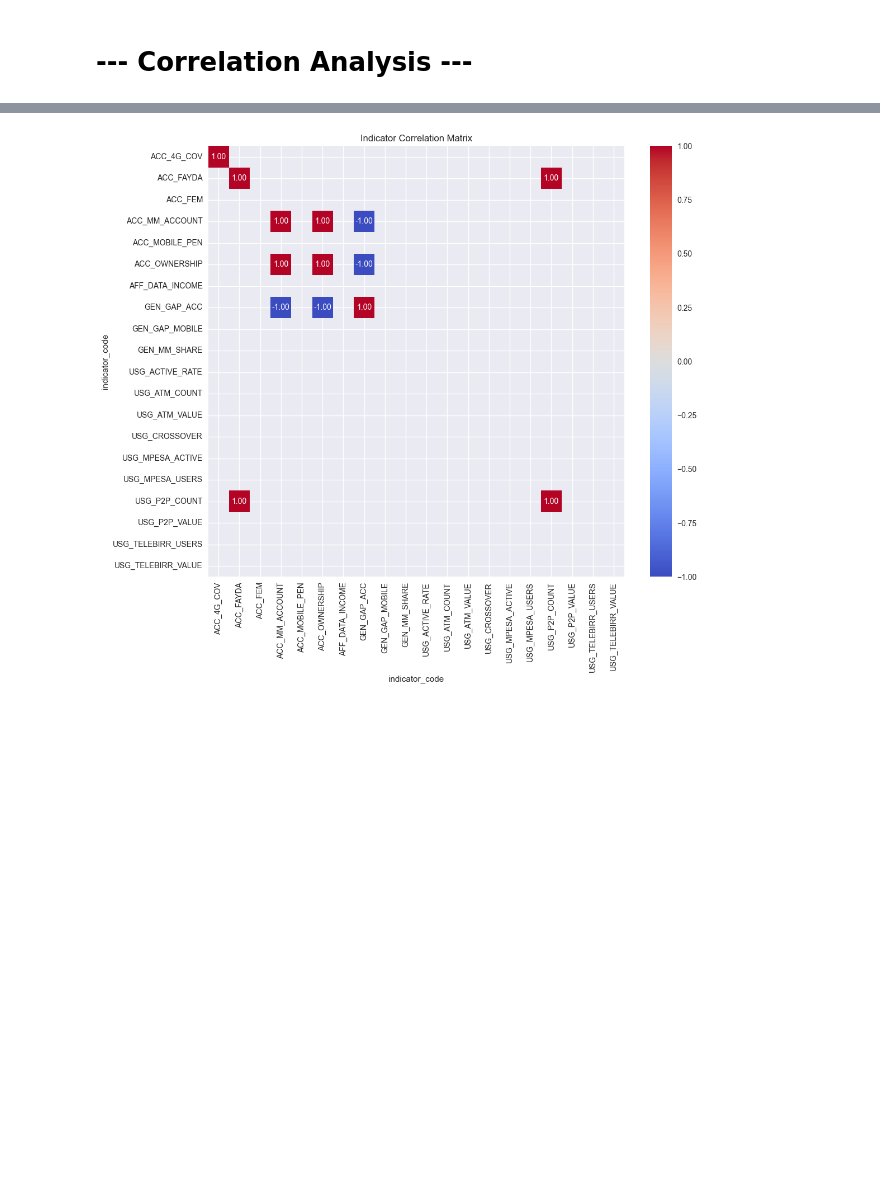
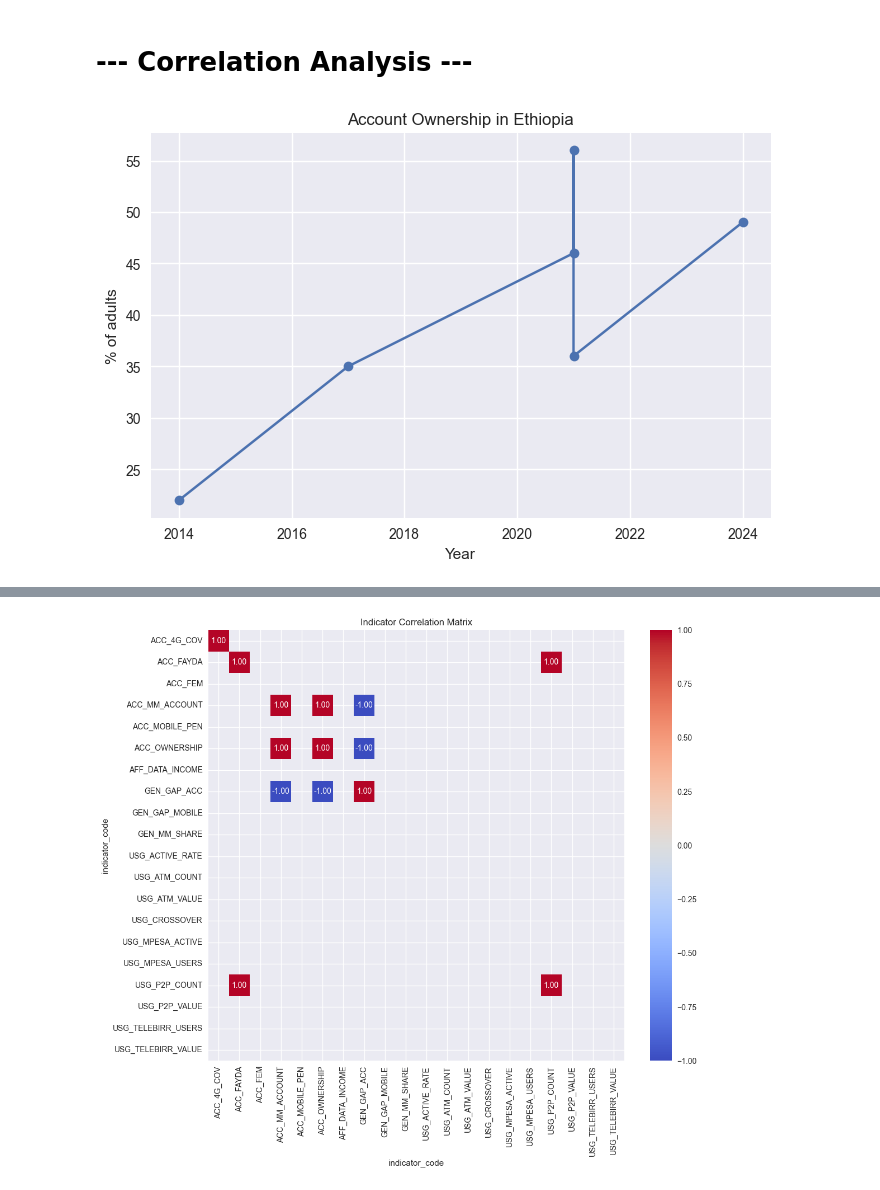
Before and after one commit to Kalalayu/ethiopia-fi-forecast, a Jupyter notebook: notebooks/task_2_eda.ipynb, the cells around one changed output, grey strips where cells are left out. Drawn from its saved outputs; the diff is of its cells as text; code cells hidden in the pictures; blank space fills up the shorter version.

Commit message:
Complete Task 2: exploratory data analysis of financial inclusion indicators

```diff
--- a/notebooks/task_2_eda.ipynb
+++ b/notebooks/task_2_eda.ipynb
@@ -367,3 +367,17 @@ plt.show()
 [figure]
 # %% [markdown]
 # --- Correlation Analysis ---
+# %%
+acc = df[
+    (df['indicator_code'] == "ACC_OWNERSHIP") &
+    (df['record_type'] == "observation")
+].sort_values('year')
+
+plt.figure(figsize=(8,5))
+plt.plot(acc['year'], acc['value_numeric'], marker='o')
+plt.title("Account Ownership in Ethiopia")
+plt.ylabel("% of adults")
+plt.xlabel("Year")
+plt.show()
+# %% [output]
+[figure, added]
```
Also changed, not shown: parts of 13 cells of this notebook, 1 other file.
